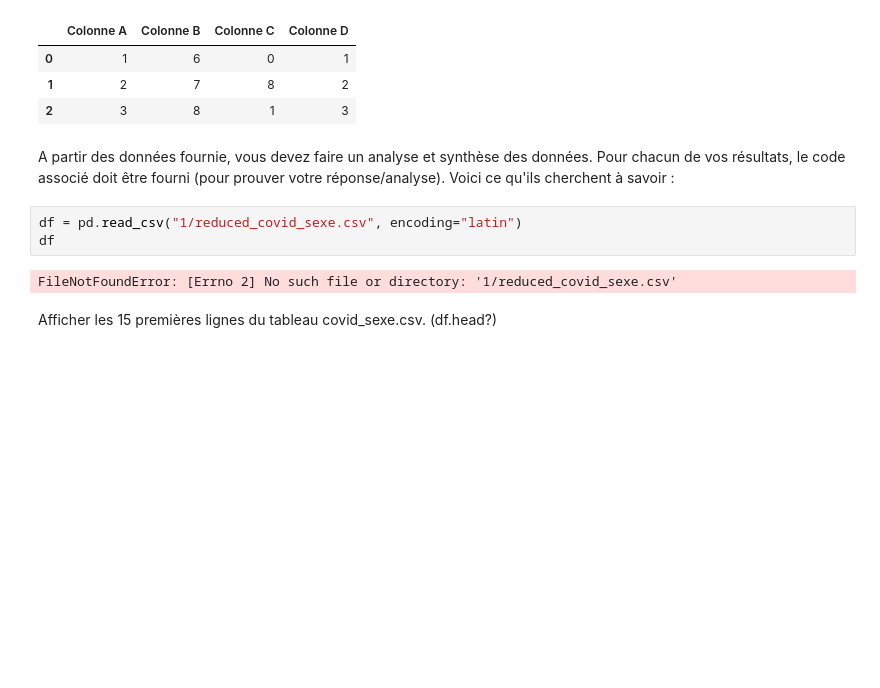
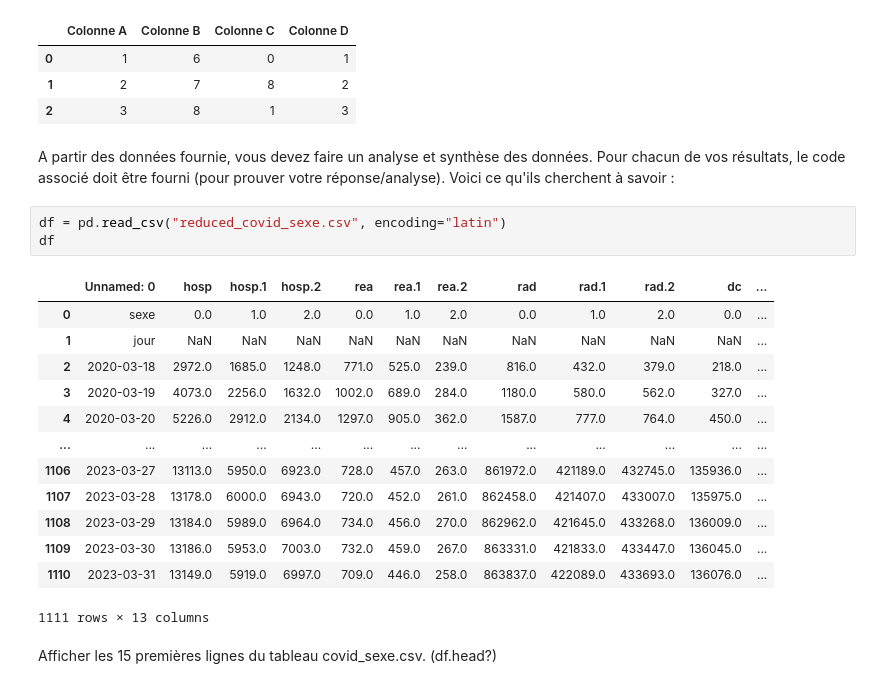
Before and after one commit to FabienS2A/simplon_datai_2025, a Jupyter notebook: notebook/exo_pandas_covid.ipynb, the cells around one changed output. Drawn from its saved outputs; the diff is of its cells as text; blank space fills up the shorter version.

```diff
--- a/notebook/exo_pandas_covid.ipynb
+++ b/notebook/exo_pandas_covid.ipynb
@@ -69,10 +69,22 @@ df
 # %% [markdown]
 A partir des données fournie, vous devez faire un analyse et synthèse des données. Pour chacun de vos résultats, le code associé doit être fourni (pour prouver votre réponse/analyse). Voici ce qu'ils cherchent à savoir :
 # %%
-df = pd.read_csv("1/reduced_covid_sexe.csv", encoding="latin")
+df = pd.read_csv("reduced_covid_sexe.csv", encoding="latin")
 df
 # %% [output]
+|  | Unnamed: 0 | hosp | hosp.1 | hosp.2 | rea | rea.1 | rea.2 | rad | rad.1 | rad.2 | dc | ... |
+| 0 | sexe | 0.0 | 1.0 | 2.0 | 0.0 | 1.0 | 2.0 | 0.0 | 1.0 | 2.0 | 0.0 | ... |
+| 1 | jour | NaN | NaN | NaN | NaN | NaN | NaN | NaN | NaN | NaN | NaN | ... |
+| 2 | 2020-03-18 | 2972.0 | 1685.0 | 1248.0 | 771.0 | 525.0 | 239.0 | 816.0 | 432.0 | 379.0 | 218.0 | ... |
+| 3 | 2020-03-19 | 4073.0 | 2256.0 | 1632.0 | 1002.0 | 689.0 | 284.0 | 1180.0 | 580.0 | 562.0 | 327.0 | ... |
+| 4 | 2020-03-20 | 5226.0 | 2912.0 | 2134.0 | 1297.0 | 905.0 | 362.0 | 1587.0 | 777.0 | 764.0 | 450.0 | ... |
+| ... | ... | ... | ... | ... | ... | ... | ... | ... | ... | ... | ... | ... |
+| 1106 | 2023-03-27 | 13113.0 | 5950.0 | 6923.0 | 728.0 | 457.0 | 263.0 | 861972.0 | 421189.0 | 432745.0 | 135936.0 | ... |
+| 1107 | 2023-03-28 | 13178.0 | 6000.0 | 6943.0 | 720.0 | 452.0 | 261.0 | 862458.0 | 421407.0 | 433007.0 | 135975.0 | ... |
+| 1108 | 2023-03-29 | 13184.0 | 5989.0 | 6964.0 | 734.0 | 456.0 | 270.0 | 862962.0 | 421645.0 | 433268.0 | 136009.0 | ... |
+| 1109 | 2023-03-30 | 13186.0 | 5953.0 | 7003.0 | 732.0 | 459.0 | 267.0 | 863331.0 | 421833.0 | 433447.0 | 136045.0 | ... |
+| 1110 | 2023-03-31 | 13149.0 | 5919.0 | 6997.0 | 709.0 | 446.0 | 258.0 | 863837.0 | 422089.0 | 433693.0 | 136076.0 | ... |
-FileNotFoundError: [Errno 2] No such file or directory: '1/reduced_covid_sexe.csv'
+1111 rows × 13 columns
 # %% [markdown]
 Afficher les 15 premières lignes du tableau covid_sexe.csv. (df.head?)
 # %%
```
Also changed, not shown: parts of 1 cell of this notebook, 7 other files.
